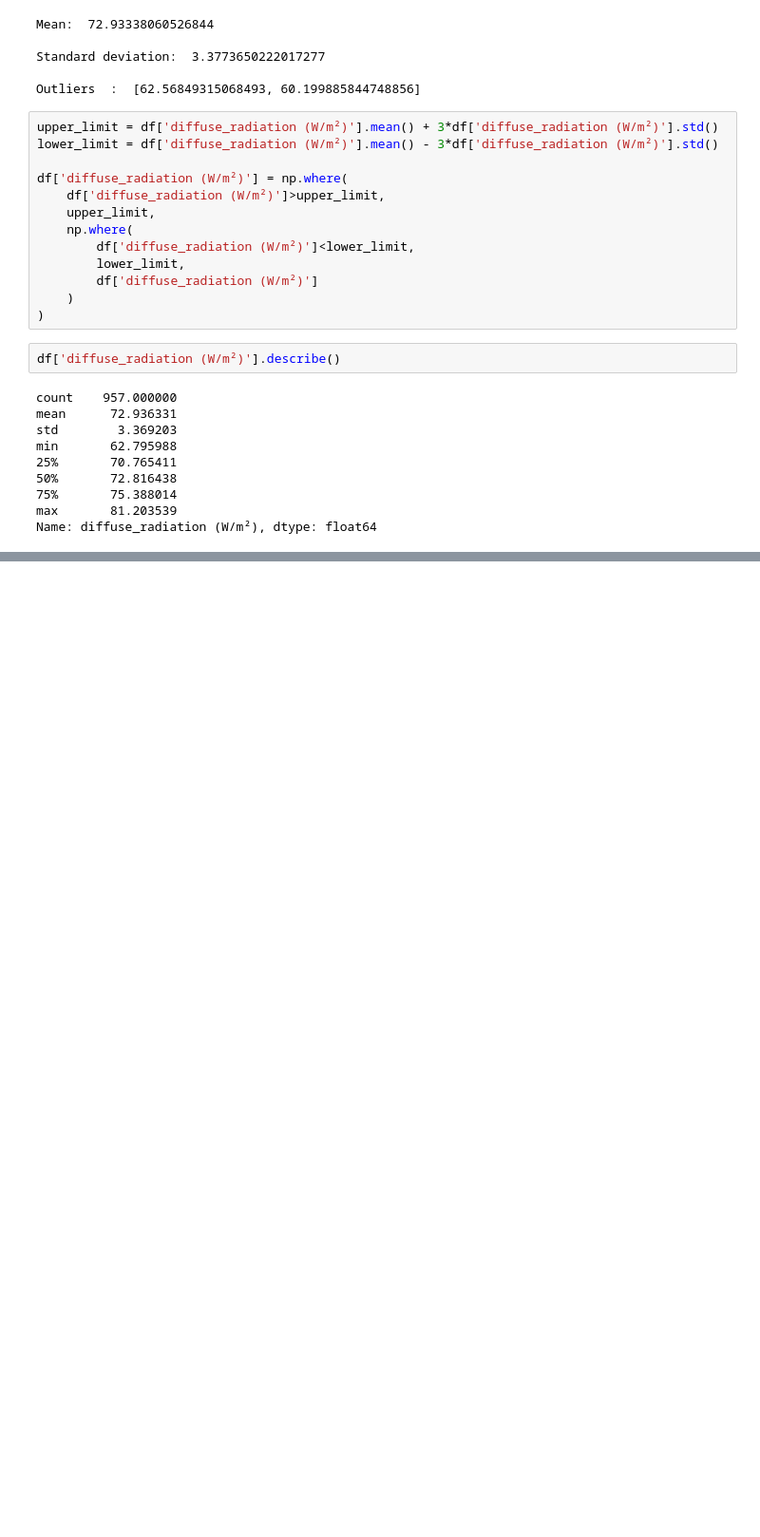
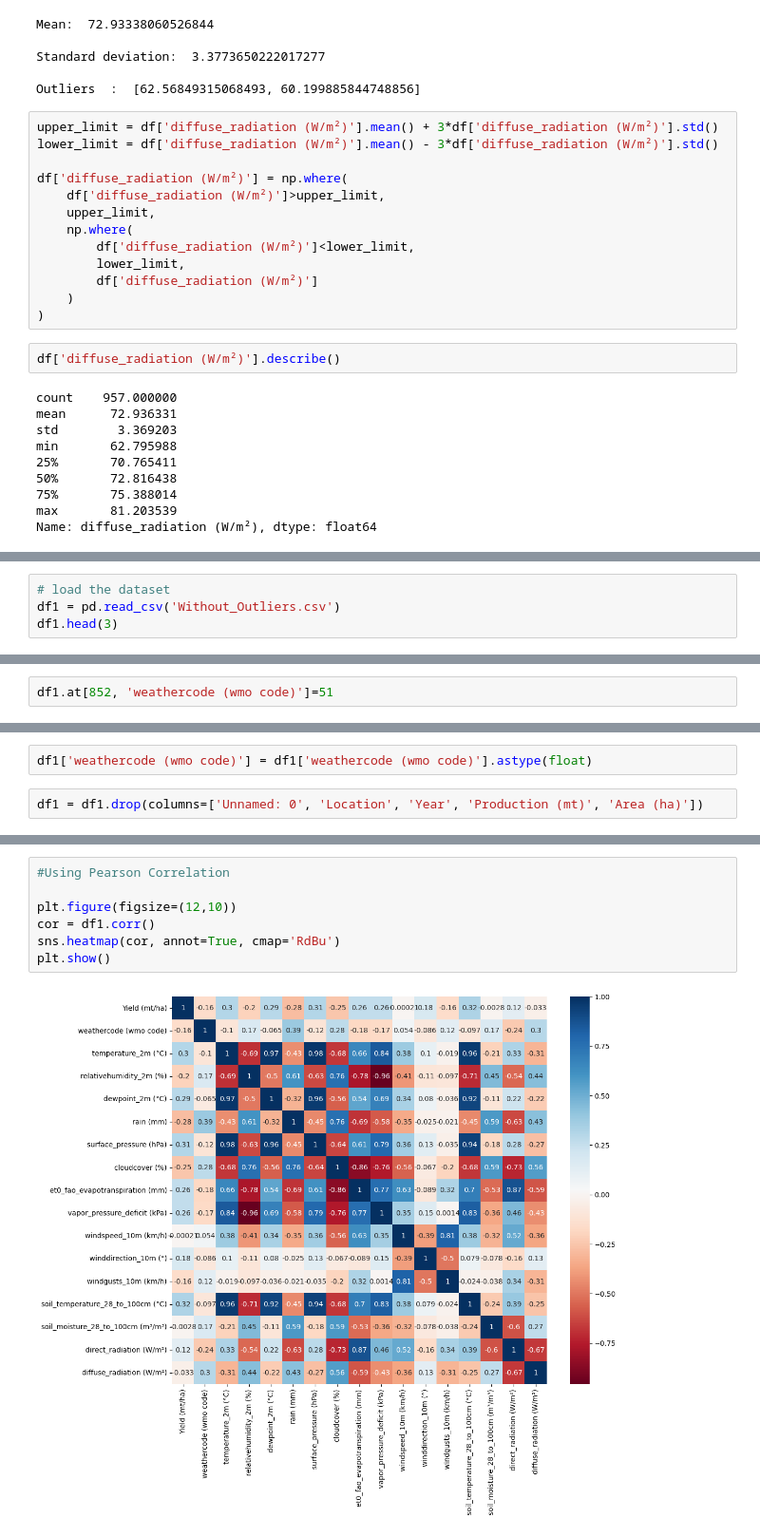
Before and after one commit to darahmanayaga/thesis-2, a Jupyter notebook: preprocessing.ipynb, the cells around one changed output, grey strips where cells are left out. Shown: that part at 95% size. Drawn from its saved outputs; the diff is of its cells as text; blank space fills up the shorter version.

```diff
--- a/preprocessing.ipynb
+++ b/preprocessing.ipynb
@@ -968,0 +1041,4 @@ Name: diffuse_radiation (W/m²), dtype: float64
+# %%
+# load the dataset
+df1 = pd.read_csv('Without_Outliers.csv')
+df1.head(3)
@@ -968,0 +1051,2 @@ Name: diffuse_radiation (W/m²), dtype: float64
+# %%
+df1.at[852, 'weathercode (wmo code)']=51
@@ -968,0 +1057,4 @@ Name: diffuse_radiation (W/m²), dtype: float64
+# %%
+df1['weathercode (wmo code)'] = df1['weathercode (wmo code)'].astype(float)
+# %%
+df1 = df1.drop(columns=['Unnamed: 0', 'Location', 'Year', 'Production (mt)', 'Area (ha)'])
@@ -968,0 +1082,9 @@ Name: diffuse_radiation (W/m²), dtype: float64
+# %%
+#Using Pearson Correlation
+
+plt.figure(figsize=(12,10))
+cor = df1.corr()
+sns.heatmap(cor, annot=True, cmap='RdBu')
+plt.show()
+# %% [output]
+[figure, added]
```
Also changed, not shown: parts of 35 cells of this notebook, 1 other file.
